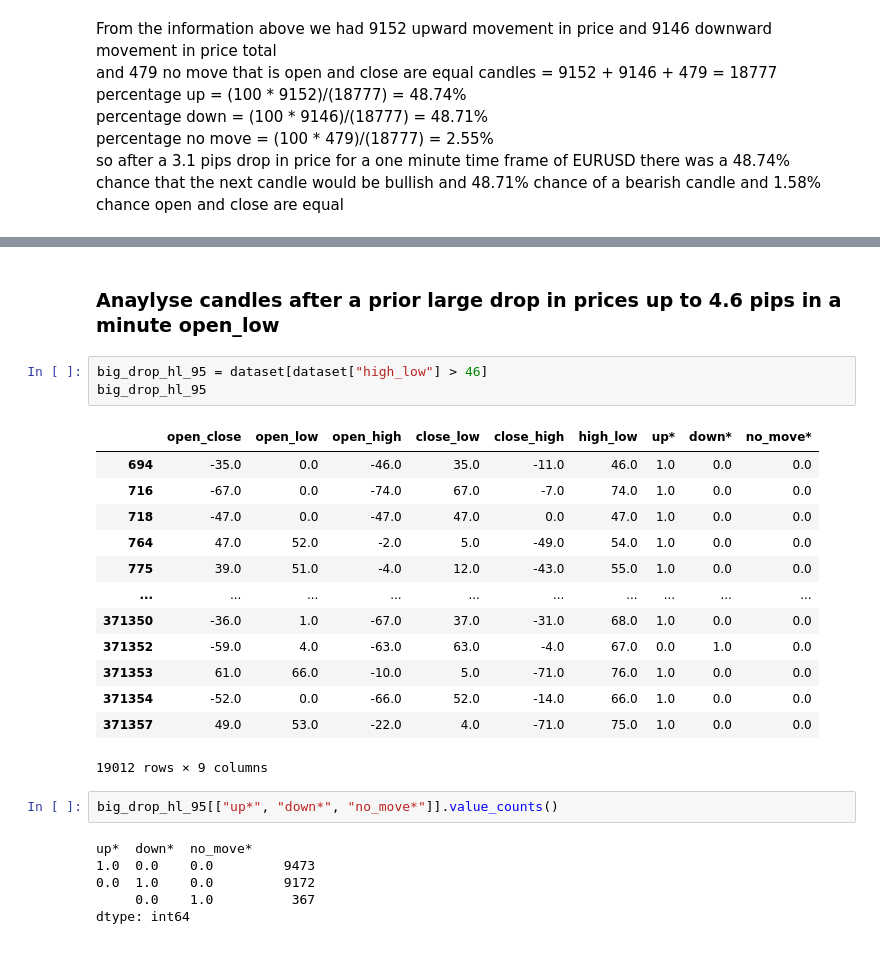
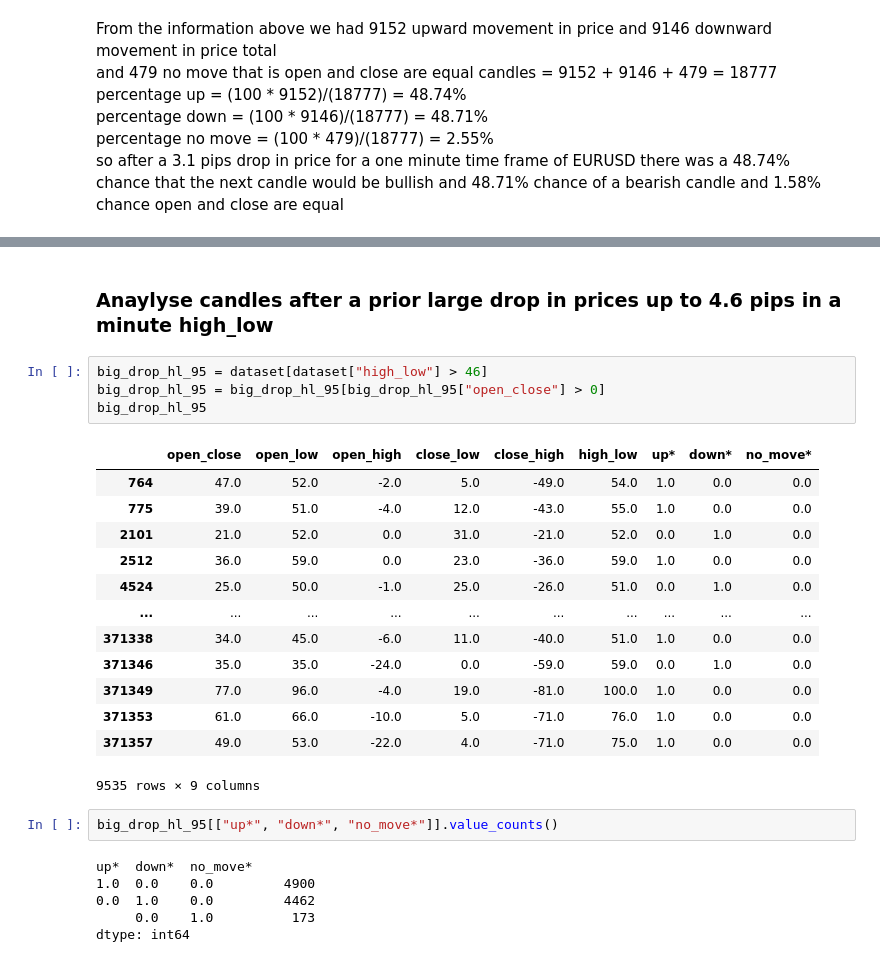
Before and after one commit to Joshuajee/binary-options-analysis, a Jupyter notebook: forex_stat_eurusd_m1_ohlc_binary_stat.ipynb, the cells around one changed output, grey strips where cells are left out. Drawn from its saved outputs; the diff is of its cells as text.

```diff
--- a/forex_stat_eurusd_m1_ohlc_binary_stat.ipynb
+++ b/forex_stat_eurusd_m1_ohlc_binary_stat.ipynb
@@ -445,27 +539,28 @@ so after a 3.0 pips drop in price for a one minute time frame of EURUSD there wa
 # %% [markdown]
-### Anaylyse candles after a prior large drop in prices up to 4.6 pips in a minute open_low
+### Anaylyse candles after a prior large drop in prices up to 4.6 pips in a minute high_low
 # %%
 big_drop_hl_95 = dataset[dataset["high_low"] > 46]
+big_drop_hl_95 = big_drop_hl_95[big_drop_hl_95["open_close"] > 0]
 big_drop_hl_95
 # %% [output]
 |  | open_close | open_low | open_high | close_low | close_high | high_low | up* | down* | no_move* |
-| 694 | -35.0 | 0.0 | -46.0 | 35.0 | -11.0 | 46.0 | 1.0 | 0.0 | 0.0 |
-| 716 | -67.0 | 0.0 | -74.0 | 67.0 | -7.0 | 74.0 | 1.0 | 0.0 | 0.0 |
-| 718 | -47.0 | 0.0 | -47.0 | 47.0 | 0.0 | 47.0 | 1.0 | 0.0 | 0.0 |
 | 764 | 47.0 | 52.0 | -2.0 | 5.0 | -49.0 | 54.0 | 1.0 | 0.0 | 0.0 |
 | 775 | 39.0 | 51.0 | -4.0 | 12.0 | -43.0 | 55.0 | 1.0 | 0.0 | 0.0 |
+| 2101 | 21.0 | 52.0 | 0.0 | 31.0 | -21.0 | 52.0 | 0.0 | 1.0 | 0.0 |
+| 2512 | 36.0 | 59.0 | 0.0 | 23.0 | -36.0 | 59.0 | 1.0 | 0.0 | 0.0 |
+| 4524 | 25.0 | 50.0 | -1.0 | 25.0 | -26.0 | 51.0 | 0.0 | 1.0 | 0.0 |
 | ... | ... | ... | ... | ... | ... | ... | ... | ... | ... |
-| 371350 | -36.0 | 1.0 | -67.0 | 37.0 | -31.0 | 68.0 | 1.0 | 0.0 | 0.0 |
-| 371352 | -59.0 | 4.0 | -63.0 | 63.0 | -4.0 | 67.0 | 0.0 | 1.0 | 0.0 |
+| 371338 | 34.0 | 45.0 | -6.0 | 11.0 | -40.0 | 51.0 | 1.0 | 0.0 | 0.0 |
+| 371346 | 35.0 | 35.0 | -24.0 | 0.0 | -59.0 | 59.0 | 0.0 | 1.0 | 0.0 |
+| 371349 | 77.0 | 96.0 | -4.0 | 19.0 | -81.0 | 100.0 | 1.0 | 0.0 | 0.0 |
 | 371353 | 61.0 | 66.0 | -10.0 | 5.0 | -71.0 | 76.0 | 1.0 | 0.0 | 0.0 |
-| 371354 | -52.0 | 0.0 | -66.0 | 52.0 | -14.0 | 66.0 | 1.0 | 0.0 | 0.0 |
 | 371357 | 49.0 | 53.0 | -22.0 | 4.0 | -71.0 | 75.0 | 1.0 | 0.0 | 0.0 |
-19012 rows × 9 columns
+9535 rows × 9 columns
 # %%
 big_drop_hl_95[["up*", "down*", "no_move*"]].value_counts()
 # %% [output]
 up*  down*  no_move*
-1.0  0.0    0.0         9473
-0.0  1.0    0.0         9172
-     0.0    1.0          367
+1.0  0.0    0.0         4900
+0.0  1.0    0.0         4462
+     0.0    1.0          173
 dtype: int64
```
Also changed, not shown: parts of 35 cells of this notebook.
